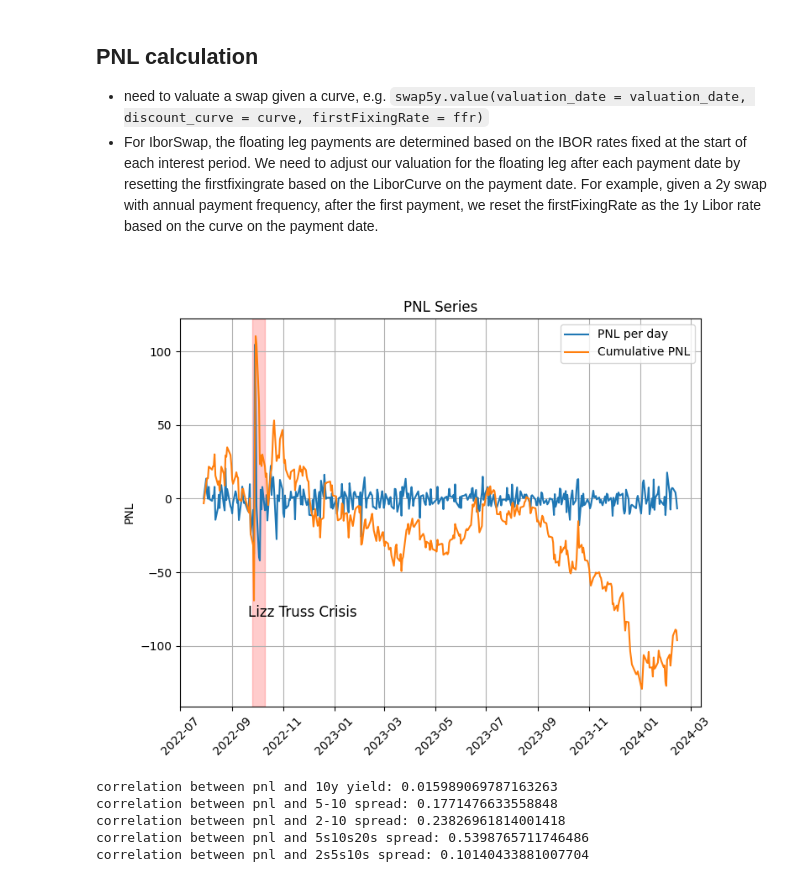
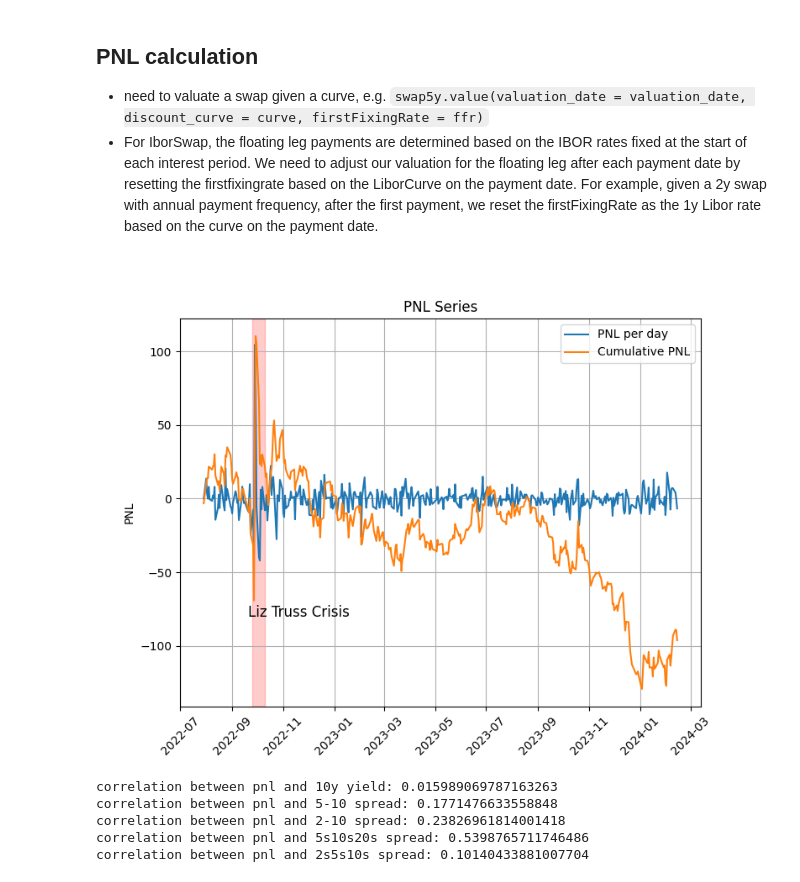
Before and after one commit to QizheCui/PCA_Butterfly_Trading_Strategy, a Jupyter notebook: PCA_Trade_Libor_5s10s20s_changes.ipynb, the cells around one changed output. Cells and saved outputs as stored; diff of their text form; code cells hidden in the pictures.

```diff
--- a/PCA_Trade_Libor_5s10s20s_changes.ipynb
+++ b/PCA_Trade_Libor_5s10s20s_changes.ipynb
@@ -521,35 +521,35 @@ for i, date in enumerate(post_trade_dates):
         payment_date_curve = curves[payment_date] # the curve on the payment date
         ffr = payment_date_curve.swap_rate(effective_date=first_payment_date,maturity_date=first_payment_date.add_years(1))
         for swap in trade_to_use.values():
             cumulative_pnl_series[date] += swap.value(valuation_date = new_valuation_date, discount_curve=current_curve, firstFixingRate=ffr)
             if i != 0:
                 pnl_series[i] = cumulative_pnl_series[i] - cumulative_pnl_series[i-1]
     else: # if the date is before first payment date, we just set ffr as par rate for each swap
         for swap in trade_to_use.values():
             # need to know which swap this is so i can put ffr, only for 2y, 5y, 10y
             if swap._maturity_date == swap5y._maturity_date:
                 ffr = ffr_5y
             elif swap._maturity_date == swap10y._maturity_date:
                 ffr = ffr_10y
             else:
                 ffr = ffr_20y
             cumulative_pnl_series[date] += swap.value(valuation_date = new_valuation_date, discount_curve=current_curve, firstFixingRate=ffr)
             if i != 0:
                 pnl_series[i] = cumulative_pnl_series[i] - cumulative_pnl_series[i-1]
 
 plt.figure(figsize=(8,6))
 plt.plot(pnl_series,label = 'PNL per day')
 plt.plot(cumulative_pnl_series, label = 'Cumulative PNL')
 plt.title('PNL Series')
 plt.xlabel('Date')
 plt.ylabel('PNL')
 plt.axvspan('2022-09-25', '2022-10-10', color='red', alpha=0.2)
-plt.text(x=pd.Timestamp('2022-09-20'), y=-80, s='Lizz Truss Crisis', fontsize=12, color='black')
+plt.text(x=pd.Timestamp('2022-09-20'), y=-80, s='Liz Truss Crisis', fontsize=12, color='black')
 plt.xticks(rotation=45)
 plt.legend()
 plt.grid()
 # %% [output]
-[figure, old version]
+[figure, new version]
 # %%
 # correlation between pnl and level
 print(f"correlation between pnl and 10y yield: {np.corrcoef(pnl_series, df_yield.loc[post_trade_dates,10])[0][1]}")
```
